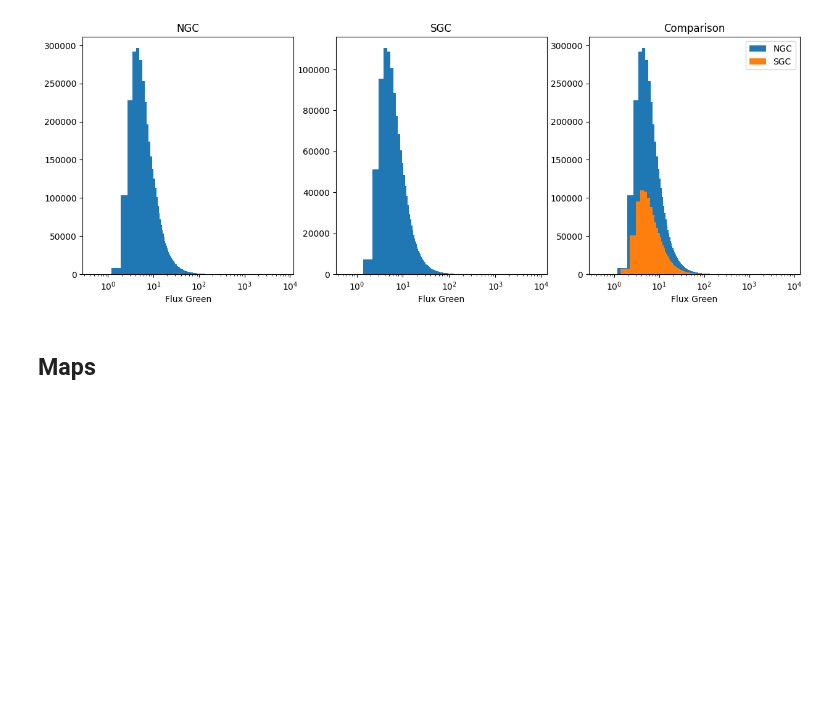
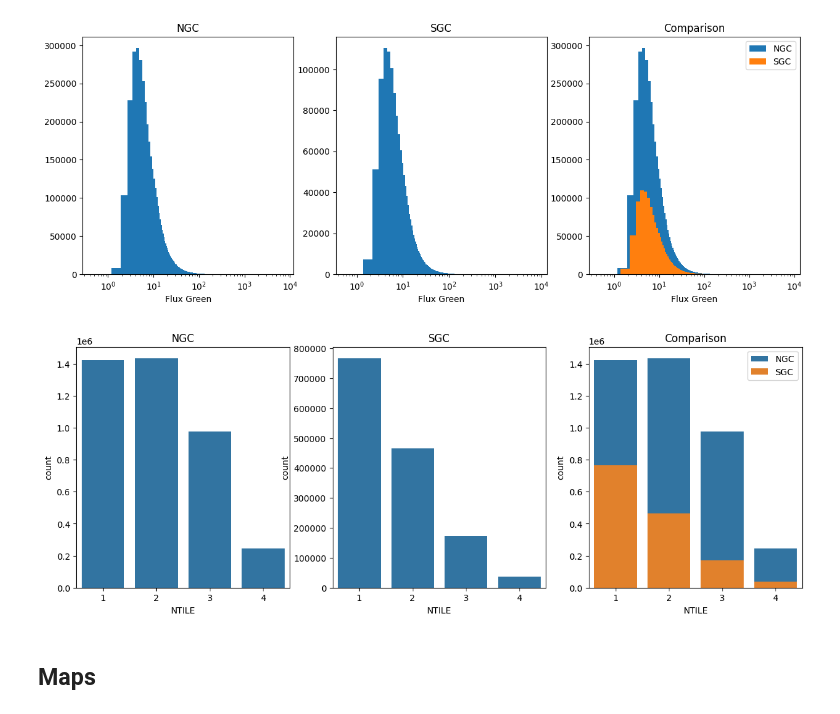
Before and after one commit to MarrybellMB/M2_Stage_Code, a Jupyter notebook: DESI Training.ipynb, the cells around one changed output. Cells and saved outputs as stored; diff of their text form; code cells hidden in the pictures; blank space fills up the shorter version.

```diff
--- a/DESI Training.ipynb
+++ b/DESI Training.ipynb
@@ -112,6 +121,10 @@ histCompare_NS("PHOTSYS", "PHOTSYS");
 histCompare_NS("flux_g_dered", "Flux Green", bins=10000, xscale="log");
 # %% [output]
 [figure]
+# %%
+histCompare_NS("NTILE", "NTILE", category=True);
+# %% [output]
+[figure, added]
 # %% [markdown]
 ## Maps
 # %%
```
Also changed, not shown: parts of 25 cells of this notebook, 1 other file.
